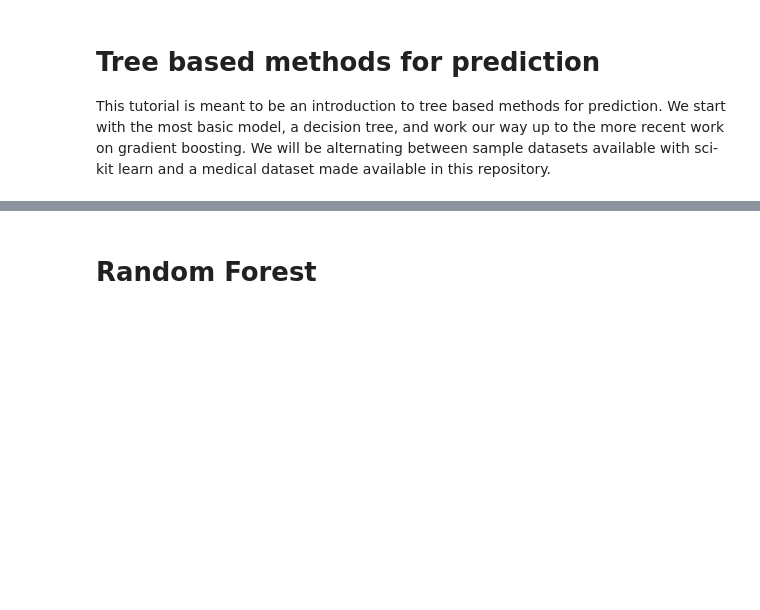
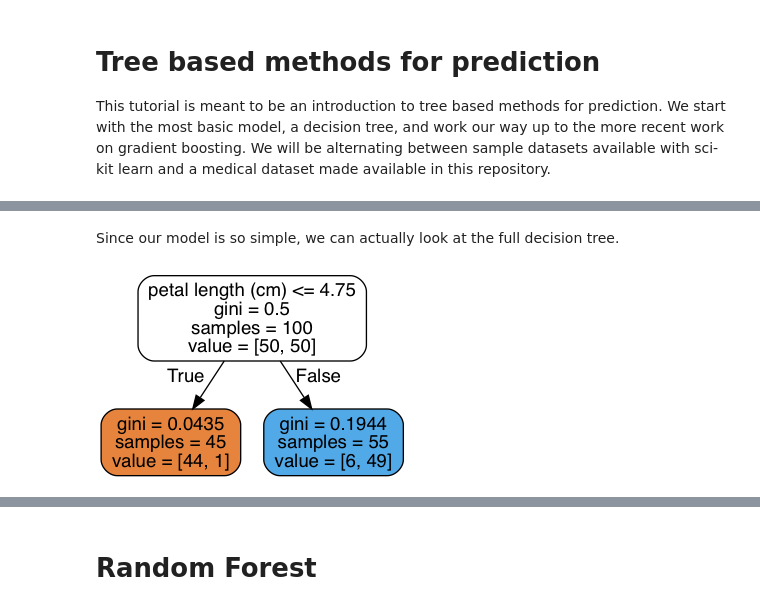
Before and after one commit to alistairewj/tree-prediction-tutorial, a Jupyter notebook: trees-classification.ipynb, the cells around one changed output, grey strips where cells are left out. Saved outputs shown, nothing was run; the diff lists cells and outputs as text; code cells hidden in the pictures; blank space fills up the shorter version.

```diff
--- a/trees-classification.ipynb
+++ b/trees-classification.ipynb
@@ -216,0 +117,16 @@ plt.show()
+# %%
+# instantiate an instance of our tree with the parameters we would like
+mdl = tree.DecisionTreeClassifier(max_depth=1)
+
+# fit the model to the data - trying to predict y from X
+mdl = mdl.fit(X,y)
+# %% [markdown]
+Since our model is so simple, we can actually look at the full decision tree.
+# %%
+tree_graph = tree.export_graphviz(mdl, out_file=None,
+                         feature_names=feat,
+                         filled=True, rounded=True)
+graph = pydotplus.graphviz.graph_from_dot_data(tree_graph)
+Image(graph.create_png())
+# %% [output]
+[figure, added]
```
Also changed, not shown: parts of 53 cells of this notebook.
